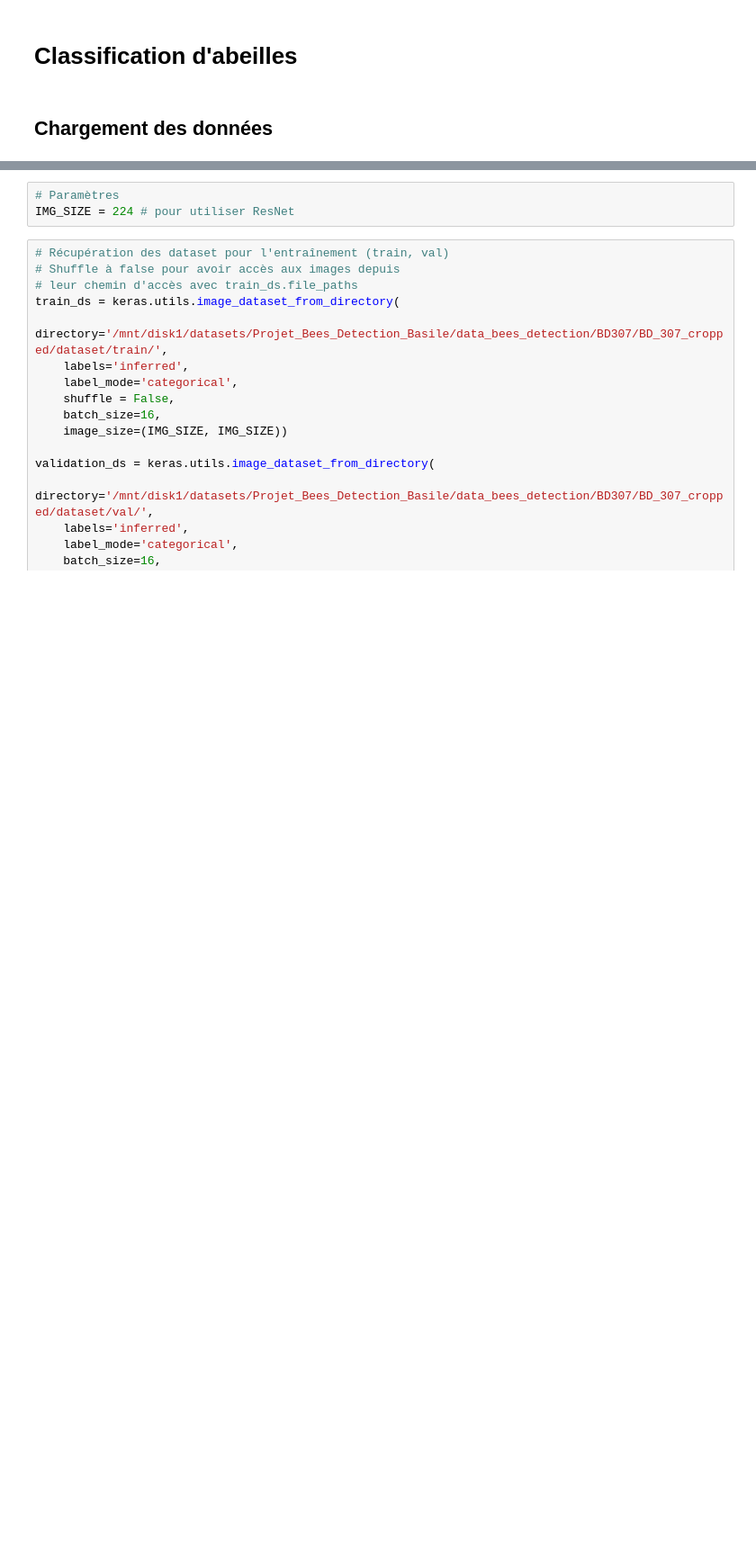
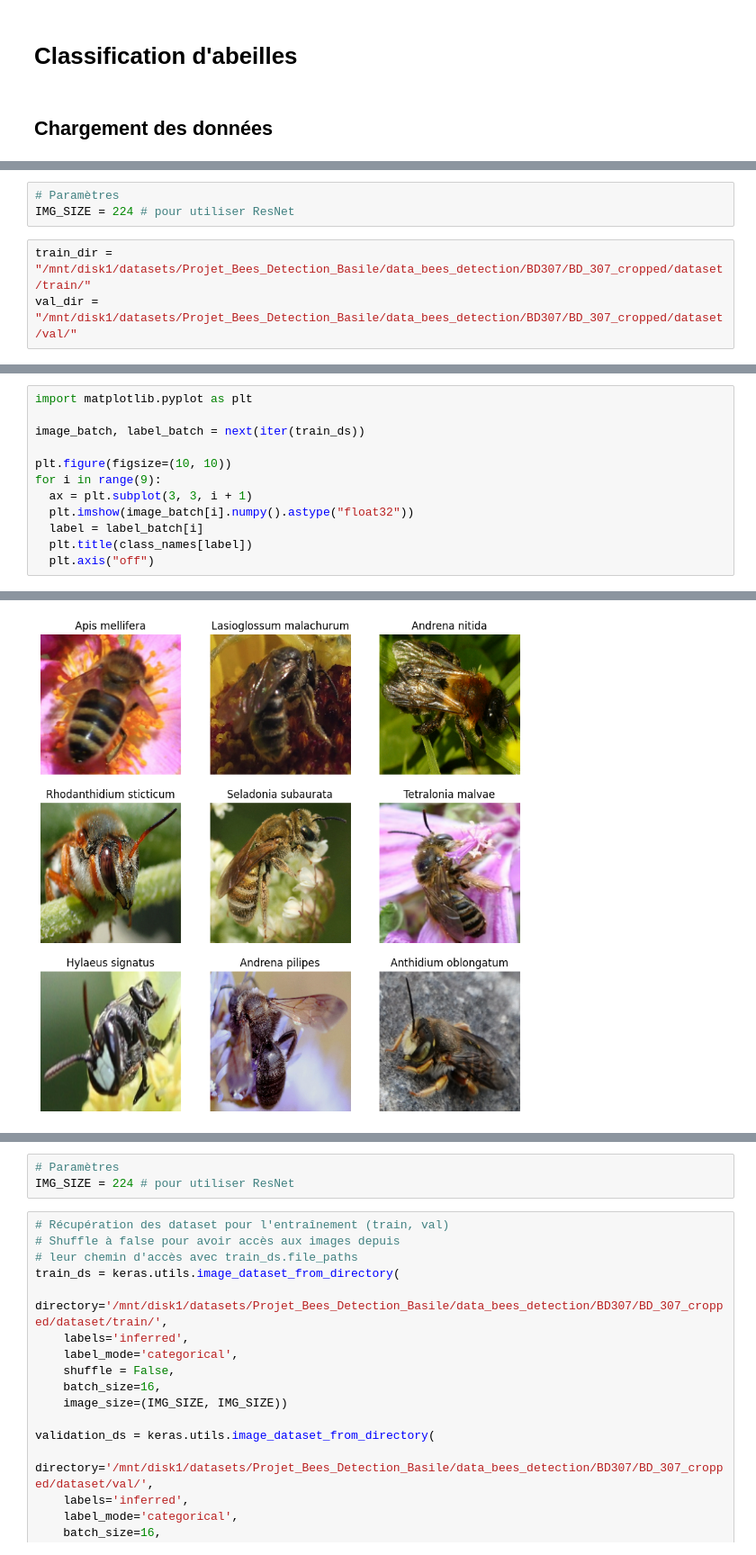
Before and after one commit to edgaremy/bound_v1, a Jupyter notebook: bees_dataset_scripts/ClassifAbeilles.ipynb, the cells around one changed output, grey strips where cells are left out. Shown at 90% size. Drawn from its saved outputs; the diff is of its cells as text; blank space fills up the shorter version.

Commit message:
Progress on Dataset loader

```diff
--- a/bees_dataset_scripts/ClassifAbeilles.ipynb
+++ b/bees_dataset_scripts/ClassifAbeilles.ipynb
@@ -12,0 +15,6 @@ To enable the following instructions: AVX2 FMA, in other operations, rebuild Ten
+# %%
+# Paramètres
+IMG_SIZE = 224 # pour utiliser ResNet
+# %%
+train_dir = "/mnt/disk1/datasets/Projet_Bees_Detection_Basile/data_bees_detection/BD307/BD_307_cropped/dataset/train/"
+val_dir = "/mnt/disk1/datasets/Projet_Bees_Detection_Basile/data_bees_detection/BD307/BD_307_cropped/dataset/val/"
@@ -12,0 +79,13 @@ To enable the following instructions: AVX2 FMA, in other operations, rebuild Ten
+# %%
+import matplotlib.pyplot as plt
+
+image_batch, label_batch = next(iter(train_ds))
+
+plt.figure(figsize=(10, 10))
+for i in range(9):
+  ax = plt.subplot(3, 3, i + 1)
+  plt.imshow(image_batch[i].numpy().astype("float32"))
+  label = label_batch[i]
+  plt.title(class_names[label])
+  plt.axis("off")
+# %% [output]
@@ -12,0 +93 @@ To enable the following instructions: AVX2 FMA, in other operations, rebuild Ten
+[figure, added]
```
Also changed, not shown: parts of 6 cells of this notebook.
